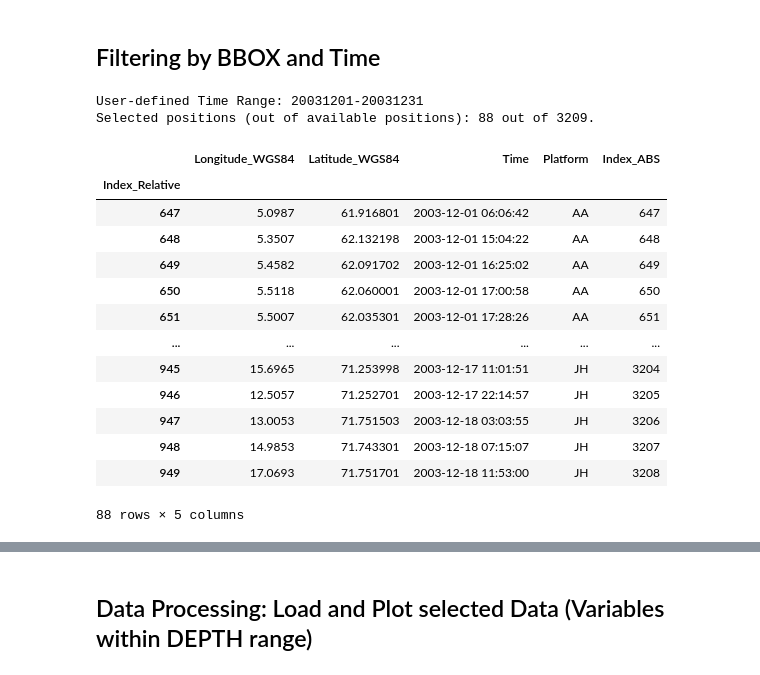
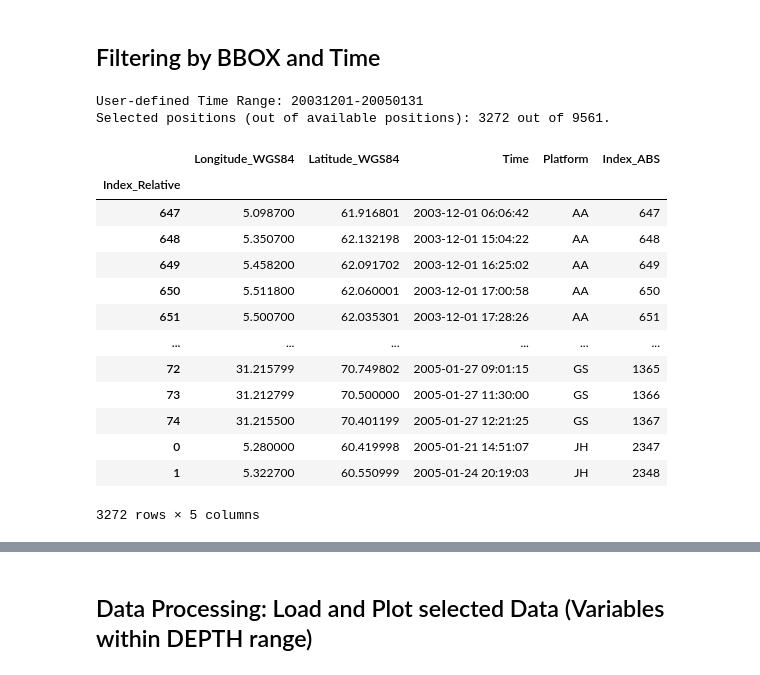
Before and after one commit to ec-intaros/iaos-CTD-extract-from-opendap, a Jupyter notebook: ExtractorNotebook.ipynb, the cells around one changed output, grey strips where cells are left out. Saved outputs shown, nothing was run; the diff lists cells and outputs as text; code cells hidden in the pictures.

```diff
--- a/ExtractorNotebook.ipynb
+++ b/ExtractorNotebook.ipynb
@@ -182,13 +182,18 @@ def filterBBOXandTIME(position_df, time1, time2):
 
     return position_df_bbox_timerange
 # %%
-def getIndices(df_filtered):
-    index_dict = {}
+def getIndices(df_filtered, year):
 
-    for pc in df_filtered['Platform'].unique():
-        index_dict[pc] = df_filtered[df_filtered['Platform']==pc].index.tolist()
+    index_dict[year] = {}
 
-    return index_dict
+    # Select available platforms ONLY of the specific year
+    df_year = df_filtered[pd.DatetimeIndex(df_filtered['Time']).year == year] # select only those rows of that year
+#     display(df_year)
+
+    for pc in df_year['Platform'].unique():
+        index_dict[year][pc] = df_year[df_year['Platform']==pc].index.tolist()
+
+    return index_dict[year]
 # %%
 def extractVARsAndDepth(pc_sel, position_dict, pc_dim_dict, url_info, year):
     data_dict = {}
@@ -429,7 +431,7 @@ def mergeArrays(data_var_dict_yr):
 depth = 25
 bbox = "-20, 40, 50, 85"
 time1 = '20031201'
-time2 = '20031231' #'20040131'
+time2 = '20050131' #'20040131'
 vars_sel = 'TEMP'
 formats = 'csv'
 group = False
@@ -490,11 +492,11 @@ for year in range(year1, year2+1): # need to do a for loop over the years as the
     # Match and merge LAT, LONG and TIME of positions in a position_df dataframe
     print('Now makePositionDF')
     position_df_temp = makePositionDF(pos_year_dict[year])
+    display(position_df_temp)
 
     position_df = position_df.append(position_df_temp)
-    display(position_df)
 
-print('COMBINED position_df')
+print('\nCOMBINED position_df')
 display(position_df)
 # %% [output]
 Working on year: 2003
@@ -548,25 +614,30 @@ COMBINED position_df
 # %%
 # Filter by BBOX and Time
 df_filtered = filterBBOXandTIME(position_df, time1, time2)
 display(df_filtered)
 
- # Dictionary of indices
-index_dict = getIndices(df_filtered)
+# Dictionary of indices
+global index_dict
+index_dict = {}
+
+for year in years:
+    index_dict[year] = getIndices(df_filtered, year)
+
 pprint.pprint(index_dict)
 # %% [output]
-User-defined Time Range: 20031201-20031231
-Selected positions (out of available positions): 88 out of 3209.
+User-defined Time Range: 20031201-20050131
+Selected positions (out of available positions): 3272 out of 9561.
 |  | Longitude_WGS84 | Latitude_WGS84 | Time | Platform | Index_ABS |
 | Index_Relative |  |  |  |  |  |
-| 647 | 5.0987 | 61.916801 | 2003-12-01 06:06:42 | AA | 647 |
-| 648 | 5.3507 | 62.132198 | 2003-12-01 15:04:22 | AA | 648 |
-| 649 | 5.4582 | 62.091702 | 2003-12-01 16:25:02 | AA | 649 |
-| 650 | 5.5118 | 62.060001 | 2003-12-01 17:00:58 | AA | 650 |
-| 651 | 5.5007 | 62.035301 | 2003-12-01 17:28:26 | AA | 651 |
+| 647 | 5.098700 | 61.916801 | 2003-12-01 06:06:42 | AA | 647 |
+| 648 | 5.350700 | 62.132198 | 2003-12-01 15:04:22 | AA | 648 |
+| 649 | 5.458200 | 62.091702 | 2003-12-01 16:25:02 | AA | 649 |
+| 650 | 5.511800 | 62.060001 | 2003-12-01 17:00:58 | AA | 650 |
+| 651 | 5.500700 | 62.035301 | 2003-12-01 17:28:26 | AA | 651 |
 | ... | ... | ... | ... | ... | ... |
-| 945 | 15.6965 | 71.253998 | 2003-12-17 11:01:51 | JH | 3204 |
-| 946 | 12.5057 | 71.252701 | 2003-12-17 22:14:57 | JH | 3205 |
-| 947 | 13.0053 | 71.751503 | 2003-12-18 03:03:55 | JH | 3206 |
-| 948 | 14.9853 | 71.743301 | 2003-12-18 07:15:07 | JH | 3207 |
-| 949 | 17.0693 | 71.751701 | 2003-12-18 11:53:00 | JH | 3208 |
+| 72 | 31.215799 | 70.749802 | 2005-01-27 09:01:15 | GS | 1365 |
+| 73 | 31.212799 | 70.500000 | 2005-01-27 11:30:00 | GS | 1366 |
+| 74 | 31.215500 | 70.401199 | 2005-01-27 12:21:25 | GS | 1367 |
+| 0 | 5.280000 | 60.419998 | 2005-01-21 14:51:07 | JH | 2347 |
+| 1 | 5.322700 | 60.550999 | 2005-01-24 20:19:03 | JH | 2348 |
-88 rows × 5 columns
+3272 rows × 5 columns
```
Also changed, not shown: parts of 14 cells of this notebook.
